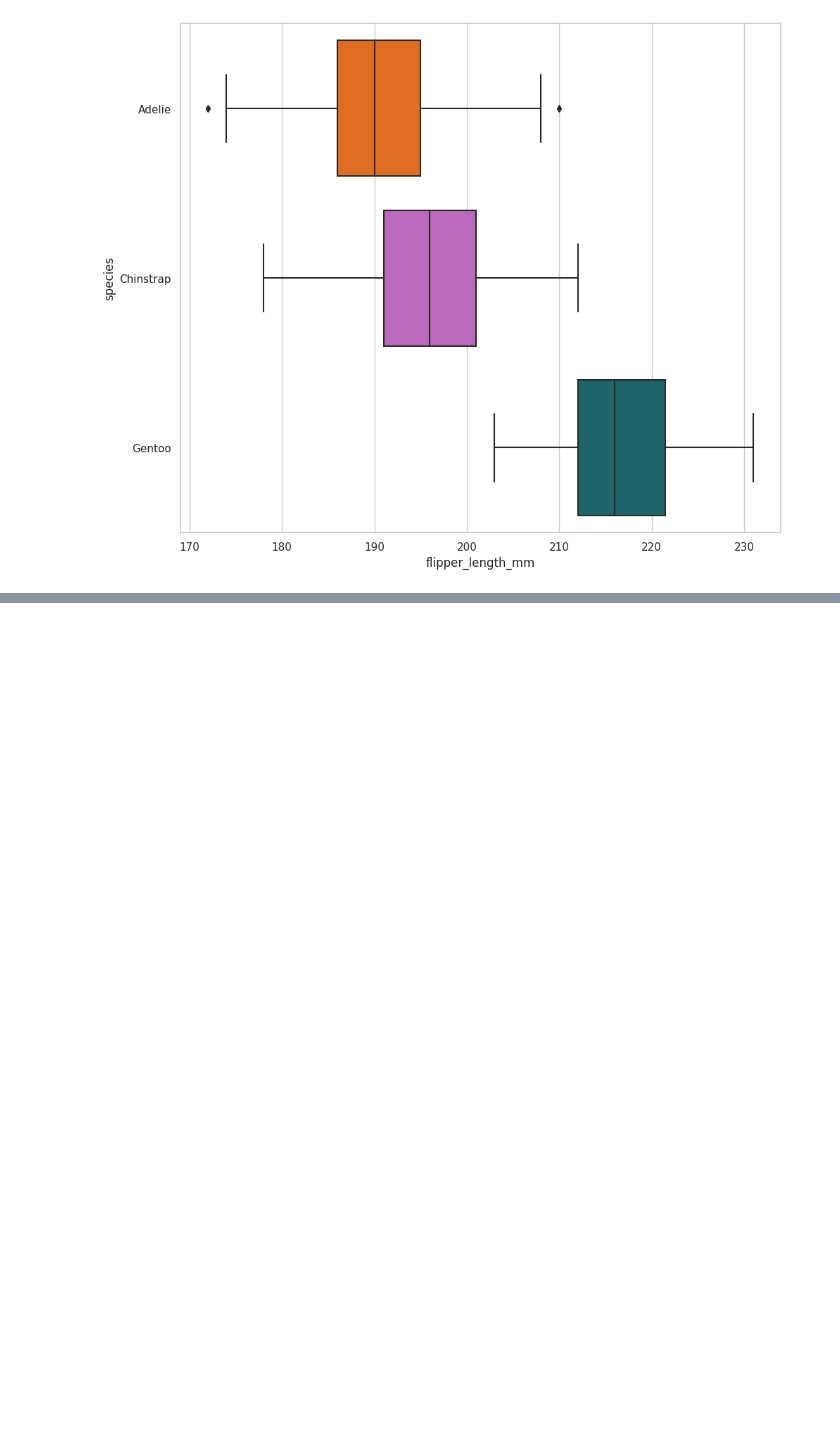
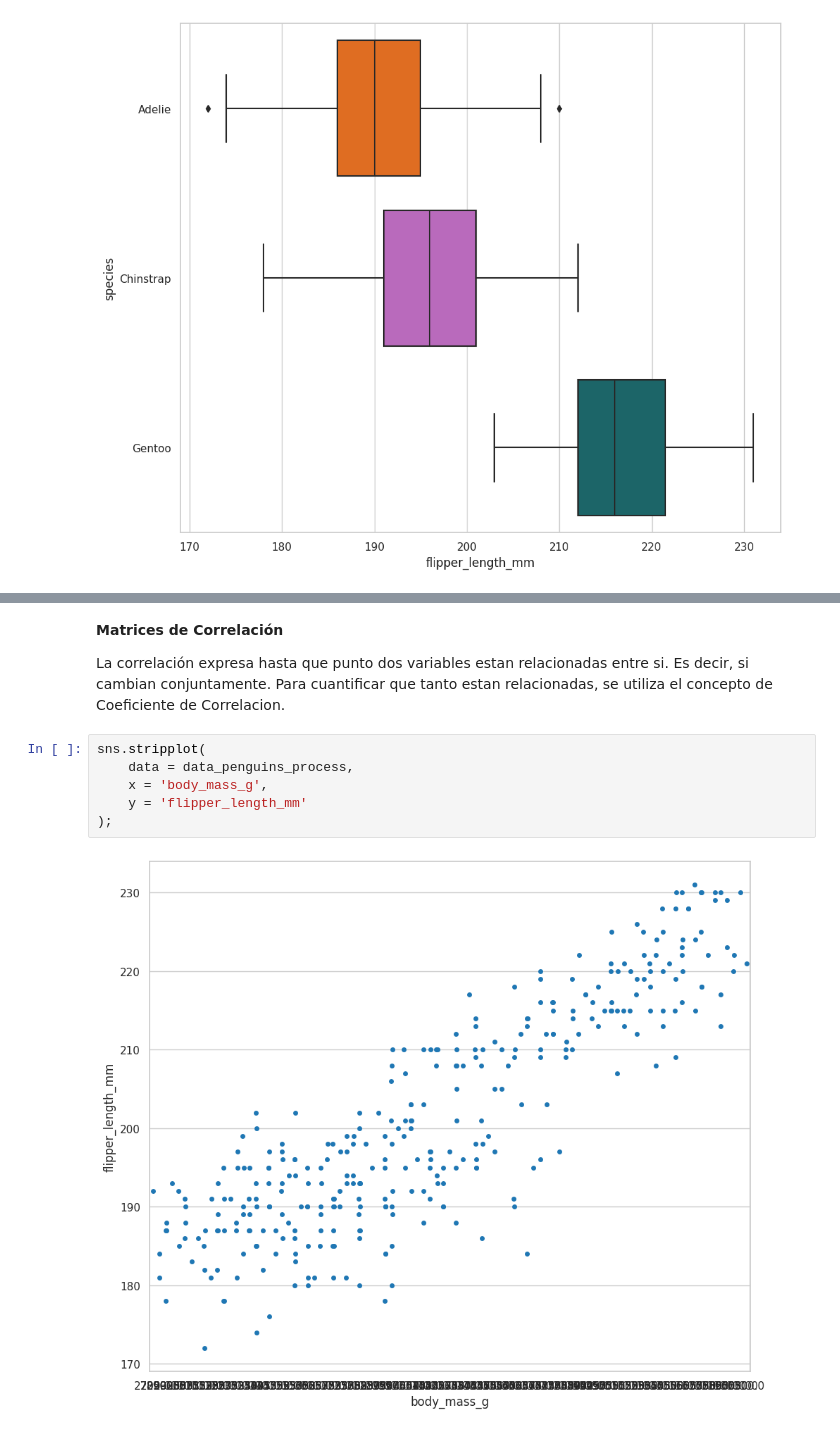
Before and after one commit to JuanDiegoZ/PenguinsDataAnalisis, a Jupyter notebook: penguinsPractice.ipynb, the cells around one changed output, grey strips where cells are left out. Cells and saved outputs as stored; diff of their text form; blank space fills up the shorter version.

```diff
--- a/penguinsPractice.ipynb
+++ b/penguinsPractice.ipynb
@@ -837,0 +862,13 @@ sns.swarmplot(
+# %% [markdown]
+__Matrices de Correlación__
+
+
+La correlación expresa hasta que punto dos variables estan relacionadas entre si. Es decir, si cambian conjuntamente. Para cuantificar que tanto estan relacionadas, se utiliza el concepto de Coeficiente de Correlacion.
+# %%
+sns.stripplot(
+    data = data_penguins_process,
+    x = 'body_mass_g',
+    y = 'flipper_length_mm'
+);
+# %% [output]
+[figure, added]
```
Also changed, not shown: parts of 20 cells of this notebook.
